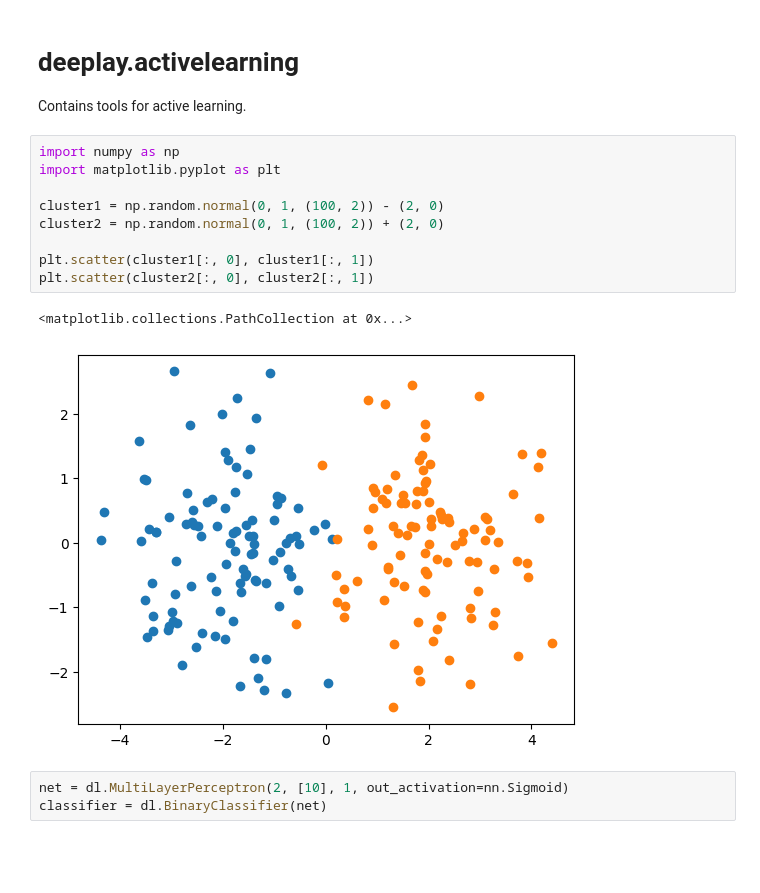
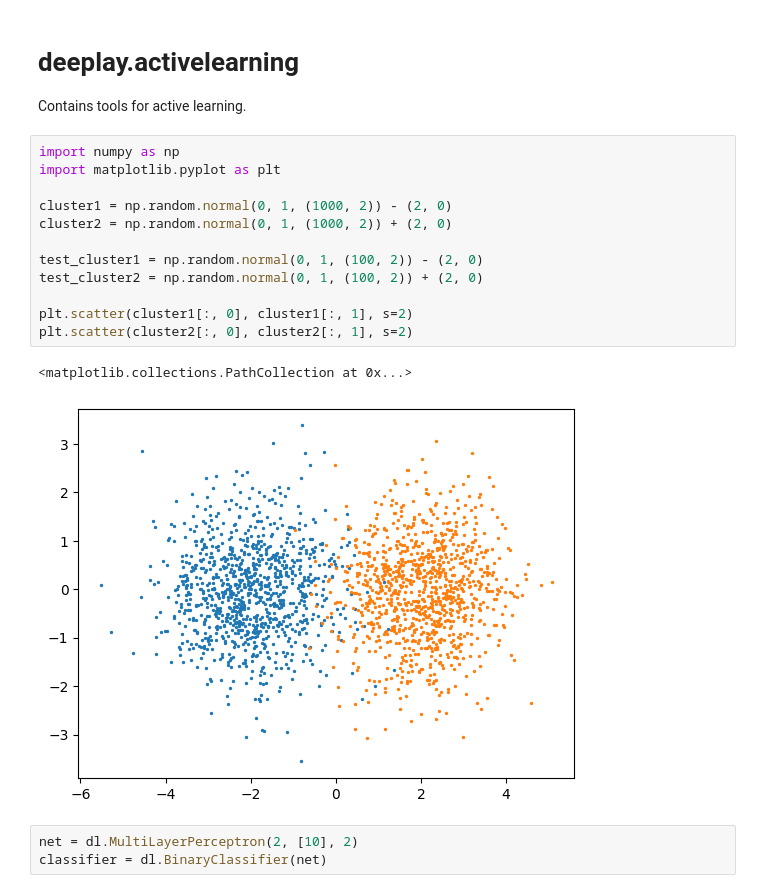
Before and after one commit to DeepTrackAI/deeplay, a Jupyter notebook: docs3.ipynb, the cells around one changed output. Drawn from its saved outputs; the diff is of its cells as text; blank space fills up the shorter version.

```diff
--- a/docs3.ipynb
+++ b/docs3.ipynb
@@ -649,17 +649,20 @@ Contains tools for active learning.
 # %%
 import numpy as np
 import matplotlib.pyplot as plt
 
-cluster1 = np.random.normal(0, 1, (100, 2)) - (2, 0)
-cluster2 = np.random.normal(0, 1, (100, 2)) + (2, 0)
+cluster1 = np.random.normal(0, 1, (1000, 2)) - (2, 0)
+cluster2 = np.random.normal(0, 1, (1000, 2)) + (2, 0)
 
-plt.scatter(cluster1[:, 0], cluster1[:, 1])
-plt.scatter(cluster2[:, 0], cluster2[:, 1])
+test_cluster1 = np.random.normal(0, 1, (100, 2)) - (2, 0)
+test_cluster2 = np.random.normal(0, 1, (100, 2)) + (2, 0)
+
+plt.scatter(cluster1[:, 0], cluster1[:, 1], s=2)
+plt.scatter(cluster2[:, 0], cluster2[:, 1], s=2)
 # %% [output]
 <matplotlib.collections.PathCollection at 0x...>
-[figure, old version]
+[figure, new version]
 # %%
-net = dl.MultiLayerPerceptron(2, [10], 1, out_activation=nn.Sigmoid)
+net = dl.MultiLayerPerceptron(2, [10], 2)
 classifier = dl.BinaryClassifier(net)
 # %%
 import deeplay.activelearning as al
```
Also changed, not shown: parts of 3 cells of this notebook, 4 other files.
